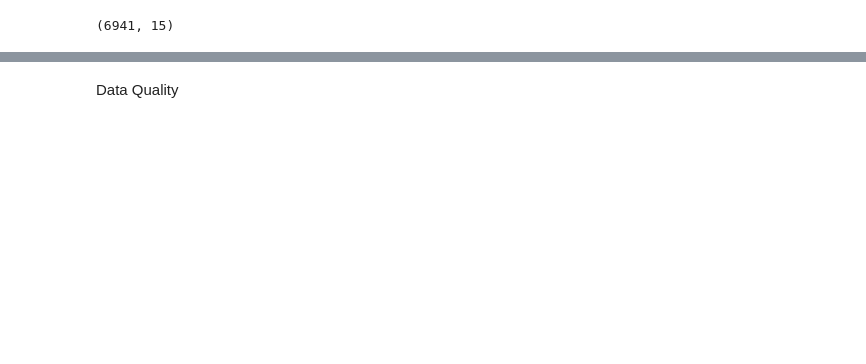
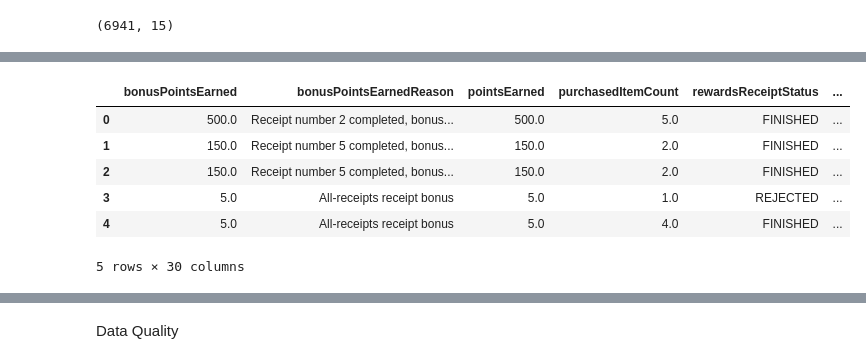
Before and after one commit to skarthika18/fetch, a Jupyter notebook: fetch.ipynb, the cells around one changed output, grey strips where cells are left out. Drawn from its saved outputs; the diff is of its cells as text; code cells hidden in the pictures; blank space fills up the shorter version.

```diff
--- a/fetch.ipynb
+++ b/fetch.ipynb
@@ -84,3 +101,20 @@ receipts= receipts.drop(['rewardsReceiptItemList'],axis=1)
+# %%
+receipts = receipts.drop(['barcode', 'description',
+       'finalPrice', 'itemPrice', 'needsFetchReview', 'partnerItemId',
+       'preventTargetGapPoints', 'quantityPurchased', 'userFlaggedBarcode',
+       'userFlaggedNewItem', 'userFlaggedPrice', 'userFlaggedQuantity',
+       'needsFetchReviewReason', 'pointsNotAwardedReason', 'pointsPayerId',
+       'rewardsGroup', 'rewardsProductPartnerId', 'userFlaggedDescription'],axis=1)
+# %%
+receipts.head()
+# %% [output]
+|  | bonusPointsEarned | bonusPointsEarnedReason | pointsEarned | purchasedItemCount | rewardsReceiptStatus | ... |
+| 0 | 500.0 | Receipt number 2 completed, bonus... | 500.0 | 5.0 | FINISHED | ... |
+| 1 | 150.0 | Receipt number 5 completed, bonus... | 150.0 | 2.0 | FINISHED | ... |
+| 2 | 150.0 | Receipt number 5 completed, bonus... | 150.0 | 2.0 | FINISHED | ... |
+| 3 | 5.0 | All-receipts receipt bonus | 5.0 | 1.0 | REJECTED | ... |
+| 4 | 5.0 | All-receipts receipt bonus | 5.0 | 4.0 | FINISHED | ... |
+5 rows × 30 columns
 # %%
 df2['id']=pd.json_normalize(df2['_id'])
 df2['created_Date']=pd.json_normalize(df2['createdDate'])
```
Also changed, not shown: parts of 23 cells of this notebook.
